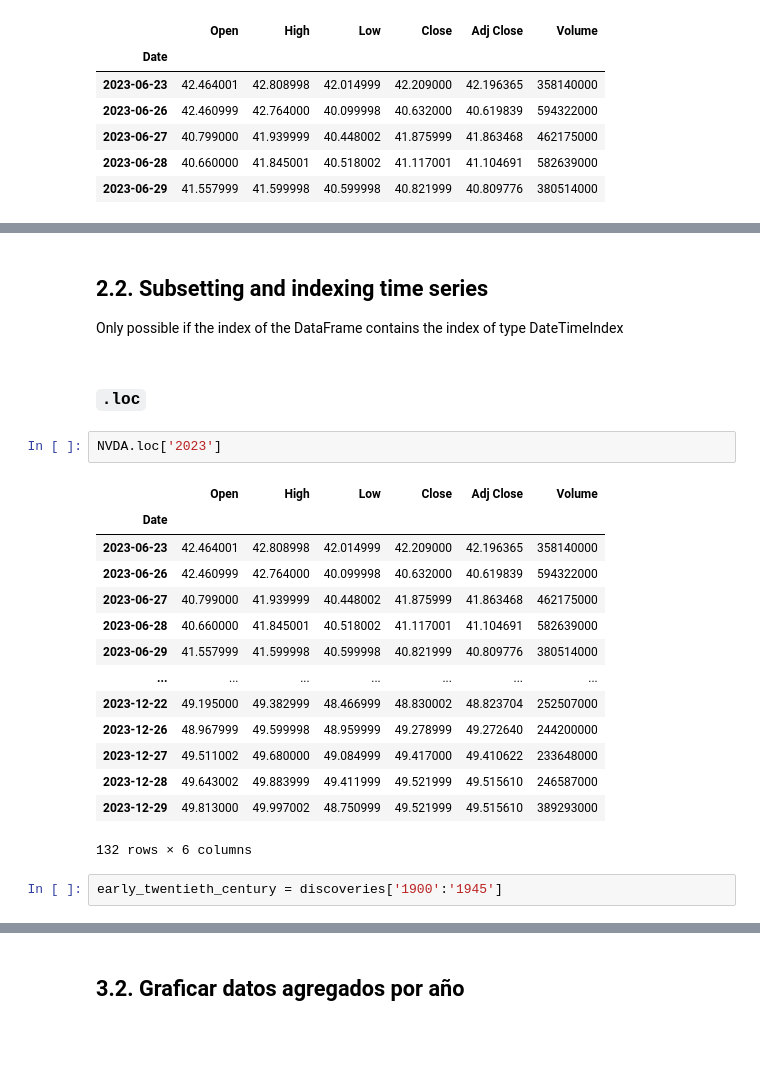
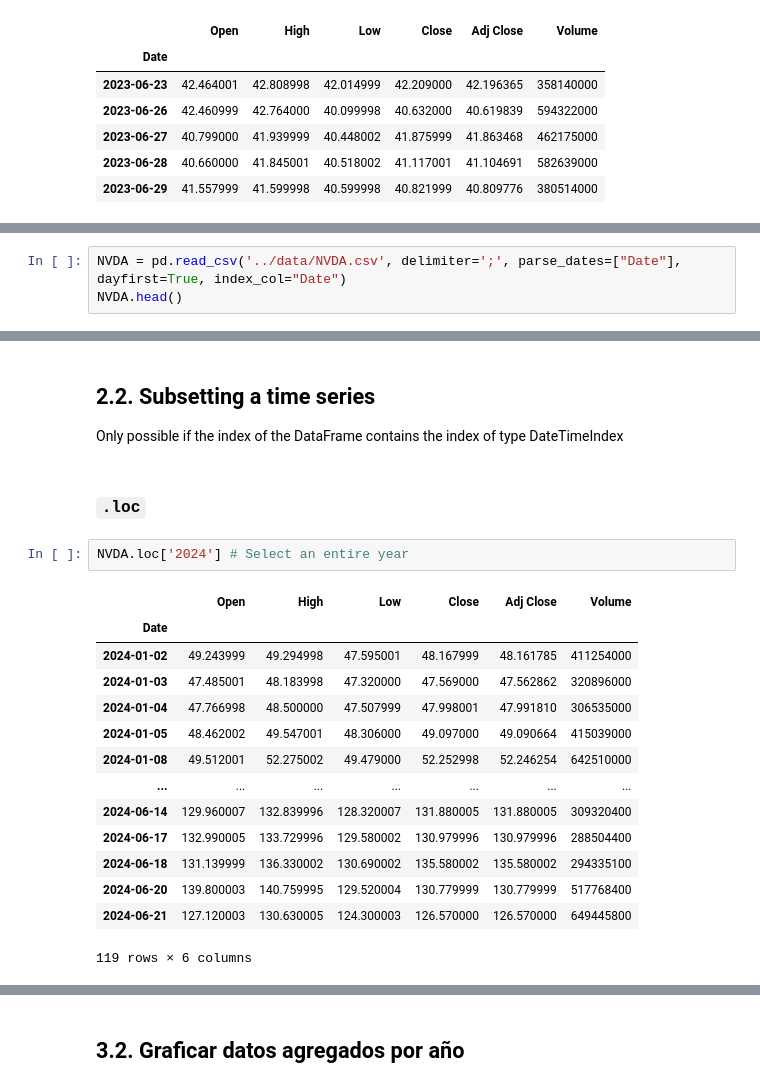
Before and after one commit to estcab00/timeseries-python, a Jupyter notebook: Session/Session 1 - Introduction to time series.ipynb, the cells around one changed output, grey strips where cells are left out. Saved outputs shown, nothing was run; the diff lists cells and outputs as text; blank space fills up the shorter version.

```diff
--- a/Session/Session 1 - Introduction to time series.ipynb
+++ b/Session/Session 1 - Introduction to time series.ipynb
@@ -457,0 +437,3 @@ NVDA.head()
+# %%
+NVDA = pd.read_csv('../data/NVDA.csv', delimiter=';', parse_dates=["Date"], dayfirst=True, index_col="Date")
+NVDA.head()
@@ -458,26 +448,24 @@ NVDA.head()
 # %% [markdown]
-## <a id="t2.2"></a>2.2. Subsetting and indexing time series
+## <a id="t2.2"></a>2.2. Subsetting a time series
 
 
 Only possible if the index of the DataFrame contains the index of type DateTimeIndex
 # %% [markdown]
 ### `.loc`
 # %%
-NVDA.loc['2023']
+NVDA.loc['2024'] # Select an entire year
 # %% [output]
 |  | Open | High | Low | Close | Adj Close | Volume |
 | Date |  |  |  |  |  |  |
-| 2023-06-23 | 42.464001 | 42.808998 | 42.014999 | 42.209000 | 42.196365 | 358140000 |
-| 2023-06-26 | 42.460999 | 42.764000 | 40.099998 | 40.632000 | 40.619839 | 594322000 |
-| 2023-06-27 | 40.799000 | 41.939999 | 40.448002 | 41.875999 | 41.863468 | 462175000 |
-| 2023-06-28 | 40.660000 | 41.845001 | 40.518002 | 41.117001 | 41.104691 | 582639000 |
-| 2023-06-29 | 41.557999 | 41.599998 | 40.599998 | 40.821999 | 40.809776 | 380514000 |
+| 2024-01-02 | 49.243999 | 49.294998 | 47.595001 | 48.167999 | 48.161785 | 411254000 |
+| 2024-01-03 | 47.485001 | 48.183998 | 47.320000 | 47.569000 | 47.562862 | 320896000 |
+| 2024-01-04 | 47.766998 | 48.500000 | 47.507999 | 47.998001 | 47.991810 | 306535000 |
+| 2024-01-05 | 48.462002 | 49.547001 | 48.306000 | 49.097000 | 49.090664 | 415039000 |
+| 2024-01-08 | 49.512001 | 52.275002 | 49.479000 | 52.252998 | 52.246254 | 642510000 |
 | ... | ... | ... | ... | ... | ... | ... |
-| 2023-12-22 | 49.195000 | 49.382999 | 48.466999 | 48.830002 | 48.823704 | 252507000 |
-| 2023-12-26 | 48.967999 | 49.599998 | 48.959999 | 49.278999 | 49.272640 | 244200000 |
-| 2023-12-27 | 49.511002 | 49.680000 | 49.084999 | 49.417000 | 49.410622 | 233648000 |
-| 2023-12-28 | 49.643002 | 49.883999 | 49.411999 | 49.521999 | 49.515610 | 246587000 |
-| 2023-12-29 | 49.813000 | 49.997002 | 48.750999 | 49.521999 | 49.515610 | 389293000 |
+| 2024-06-14 | 129.960007 | 132.839996 | 128.320007 | 131.880005 | 131.880005 | 309320400 |
+| 2024-06-17 | 132.990005 | 133.729996 | 129.580002 | 130.979996 | 130.979996 | 288504400 |
+| 2024-06-18 | 131.139999 | 136.330002 | 130.690002 | 135.580002 | 135.580002 | 294335100 |
+| 2024-06-20 | 139.800003 | 140.759995 | 129.520004 | 130.779999 | 130.779999 | 517768400 |
+| 2024-06-21 | 127.120003 | 130.630005 | 124.300003 | 126.570000 | 126.570000 | 649445800 |
-132 rows × 6 columns
+119 rows × 6 columns
-# %%
-early_twentieth_century = discoveries['1900':'1945']
```
Also changed, not shown: parts of 107 cells of this notebook, 1 other file.
